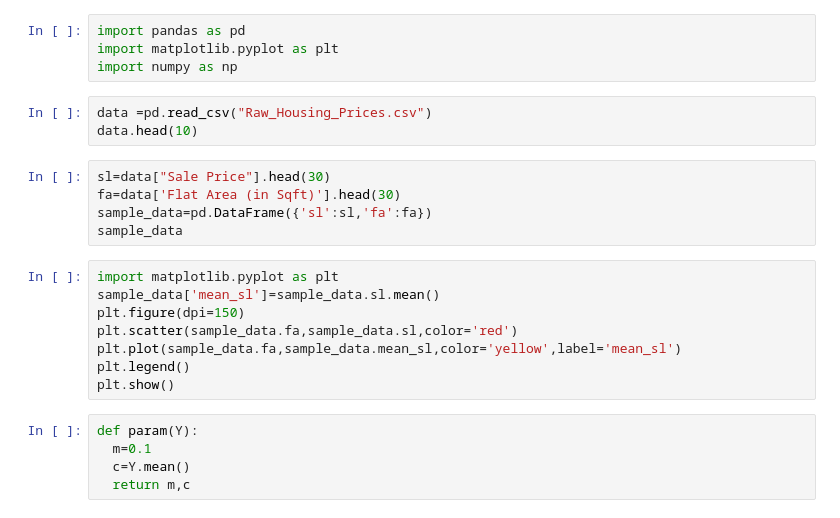
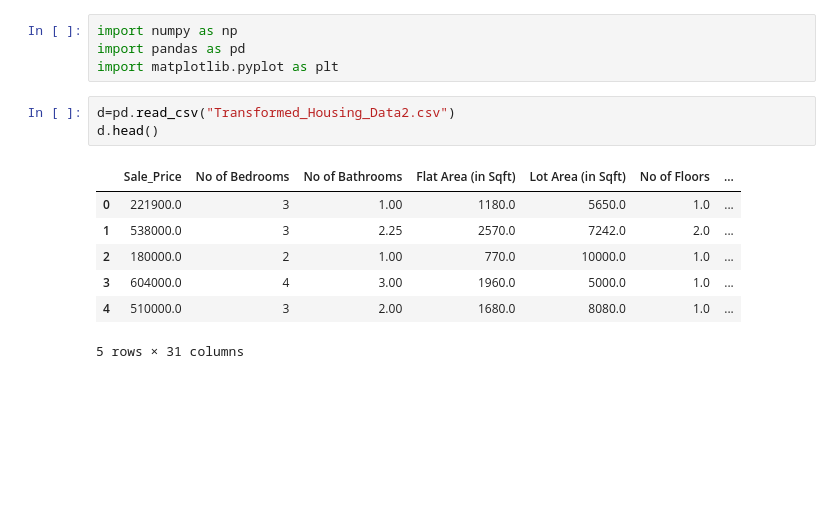
Before and after one commit to mudhraganamkaushik/demokk, a Jupyter notebook: Untitled0.ipynb, the cells around one changed output. Cells and saved outputs as stored; diff of their text form; blank space fills up the shorter version.

```diff
--- a/Untitled0.ipynb
+++ b/Untitled0.ipynb
@@ -1,27 +1,17 @@
 # %% [markdown]
 <a href="https://colab.research.google.com/github/mudhraganamkaushik/demokk/blob/main/Untitled0.ipynb" target="_parent"><img src="https://colab.research.google.com/assets/colab-badge.svg" alt="Open In Colab"/></a>
 # %%
+import numpy as np
 import pandas as pd
 import matplotlib.pyplot as plt
-import numpy as np
 # %%
-data =pd.read_csv("Raw_Housing_Prices.csv")
-data.head(10)
+d=pd.read_csv("Transformed_Housing_Data2.csv")
+d.head()
+# %% [output]
+|  | Sale_Price | No of Bedrooms | No of Bathrooms | Flat Area (in Sqft) | Lot Area (in Sqft) | No of Floors | ... |
+| 0 | 221900.0 | 3 | 1.00 | 1180.0 | 5650.0 | 1.0 | ... |
+| 1 | 538000.0 | 3 | 2.25 | 2570.0 | 7242.0 | 2.0 | ... |
+| 2 | 180000.0 | 2 | 1.00 | 770.0 | 10000.0 | 1.0 | ... |
+| 3 | 604000.0 | 4 | 3.00 | 1960.0 | 5000.0 | 1.0 | ... |
+| 4 | 510000.0 | 3 | 2.00 | 1680.0 | 8080.0 | 1.0 | ... |
+5 rows × 31 columns
-# %%
-sl=data["Sale Price"].head(30)
-fa=data['Flat Area (in Sqft)'].head(30)
-sample_data=pd.DataFrame({'sl':sl,'fa':fa})
-sample_data
-# %%
-import matplotlib.pyplot as plt
-sample_data['mean_sl']=sample_data.sl.mean()
-plt.figure(dpi=150)
-plt.scatter(sample_data.fa,sample_data.sl,color='red')
-plt.plot(sample_data.fa,sample_data.mean_sl,color='yellow',label='mean_sl')
-plt.legend()
-plt.show()
-# %%
-def param(Y):
-  m=0.1
-  c=Y.mean()
-  return m,c
```
Also changed, not shown: parts of 25 cells of this notebook.
